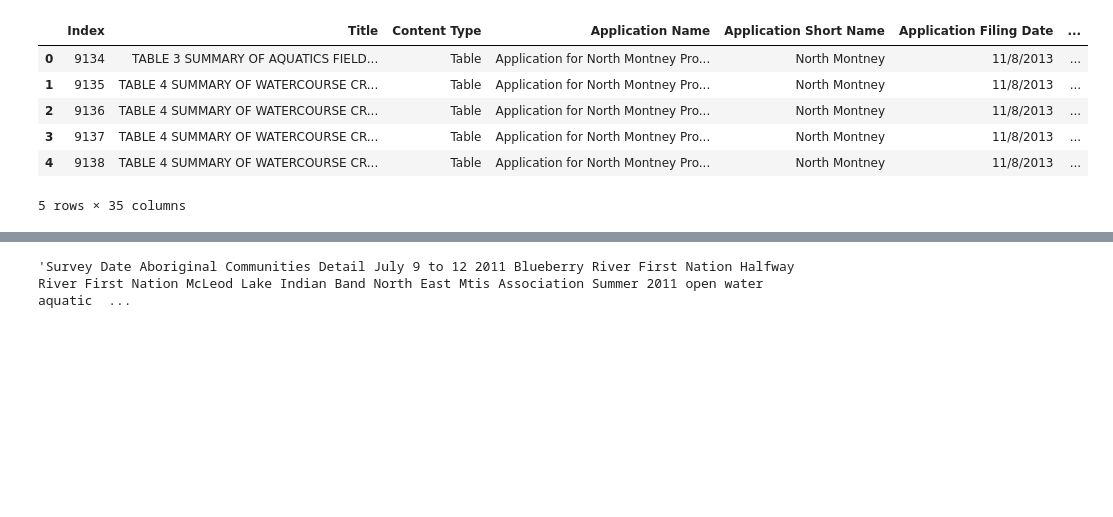
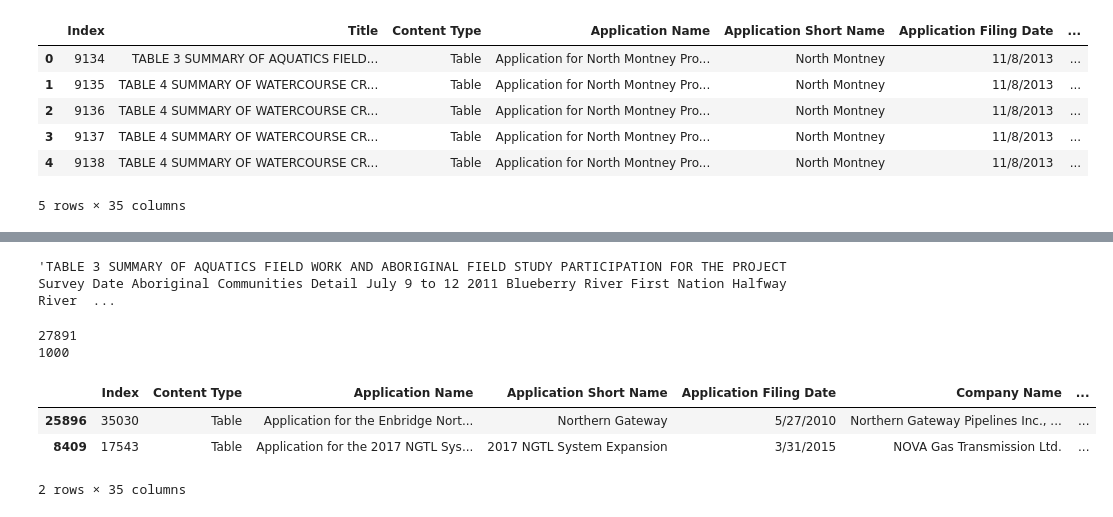
Before and after one commit to CER-REC/esa-data-bank_banque-donnees-ees, a Jupyter notebook: Codes/Section_05_VEC_Labeling_for_Tables/01_creating_index_file_with_vecs_vscs.ipynb, the cells around one changed output, grey strips where cells are left out. Saved outputs shown, nothing was run; the diff lists cells and outputs as text; code cells hidden in the pictures; blank space fills up the shorter version.

```diff
--- a/Codes/Section_05_VEC_Labeling_for_Tables/01_creating_index_file_with_vecs_vscs.ipynb
+++ b/Codes/Section_05_VEC_Labeling_for_Tables/01_creating_index_file_with_vecs_vscs.ipynb
@@ -67,4 +60,0 @@ df_joined.drop(columns=["Title"], inplace=True)
-# %%
-df_joined['csvText'] = df_joined['csvText'].apply(lambda x: BeautifulSoup(x, "html.parser").get_text()) # remove html tags
-df_joined['csvText'] = df_joined['csvText'].replace('[^a-zA-Z0-9 ]', '', regex=True) # remove all non-alpha-numeric characters
-df_joined['csvText'] = df_joined['csvText'].replace(' +', ' ', regex=True) # remove all extra spaces in text
@@ -75,4 +64,27 @@ df['csvText'][1]
+# %%
+df_joined["text"] = df_joined["Title"] + " " + df_joined["text"]
+df_joined.drop(columns=["Title"], inplace=True)
+# %%
+df_joined['text'] = df_joined['text'].apply(lambda x: BeautifulSoup(x, "html.parser").get_text()) # remove html tags
+df_joined['text'] = df_joined['text'].replace('[^a-zA-Z0-9 ]', '', regex=True) # remove all non-alpha-numeric characters
+df_joined['text'] = df_joined['text'].replace(' +', ' ', regex=True) # remove all extra spaces in text
 # %%
-df_joined.iloc[0].csvText
+df_joined.text[0]
 # %% [output]
-'Survey Date Aboriginal Communities Detail July 9 to 12 2011 Blueberry River First Nation Halfway River First Nation McLeod Lake Indian Band North East Mtis Association Summer 2011 open water aquatic  ...
+'TABLE 3 SUMMARY OF AQUATICS FIELD WORK AND ABORIGINAL FIELD STUDY PARTICIPATION FOR THE PROJECT Survey Date Aboriginal Communities Detail July 9 to 12 2011 Blueberry River First Nation Halfway River  ...
+# %%
+from sklearn.model_selection import train_test_split
+train_df, df_for_labeling = train_test_split(df_joined, test_size=1000, random_state=42, shuffle=True)
+# %%
+print(len(train_df))
+print(len(df_for_labeling))
+# %% [output]
+27891
+1000
+# %%
+train_df.head(2)
+# %% [output]
+|  | Index | Content Type | Application Name | Application Short Name | Application Filing Date | Company Name | ... |
+| 25896 | 35030 | Table | Application for the Enbridge Nort... | Northern Gateway | 5/27/2010 | Northern Gateway Pipelines Inc., ... | ... |
+| 8409 | 17543 | Table | Application for the 2017 NGTL Sys... | 2017 NGTL System Expansion | 3/31/2015 | NOVA Gas Transmission Ltd. | ... |
+2 rows × 35 columns
```
Also changed, not shown: parts of 16 cells of this notebook, 1 other file.
